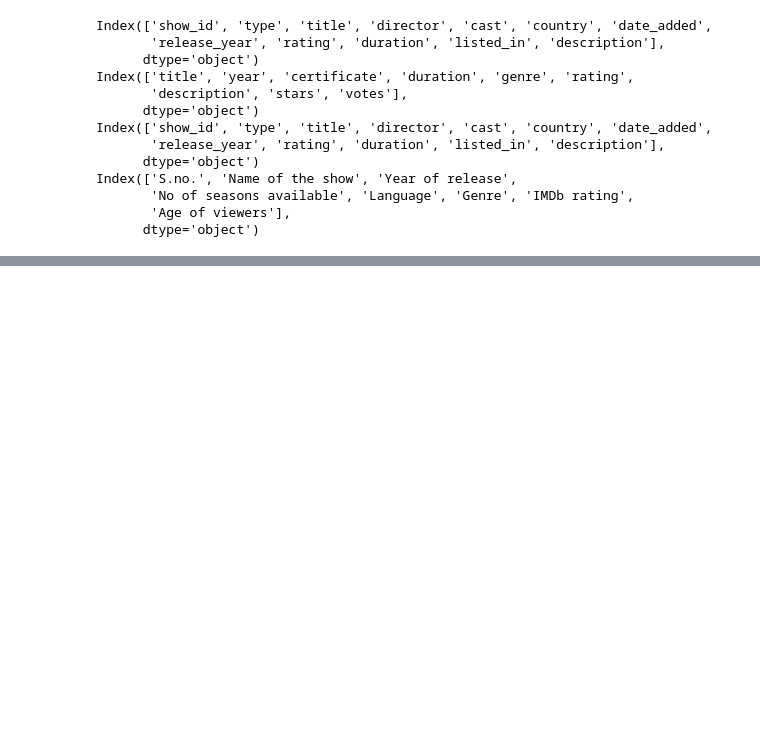
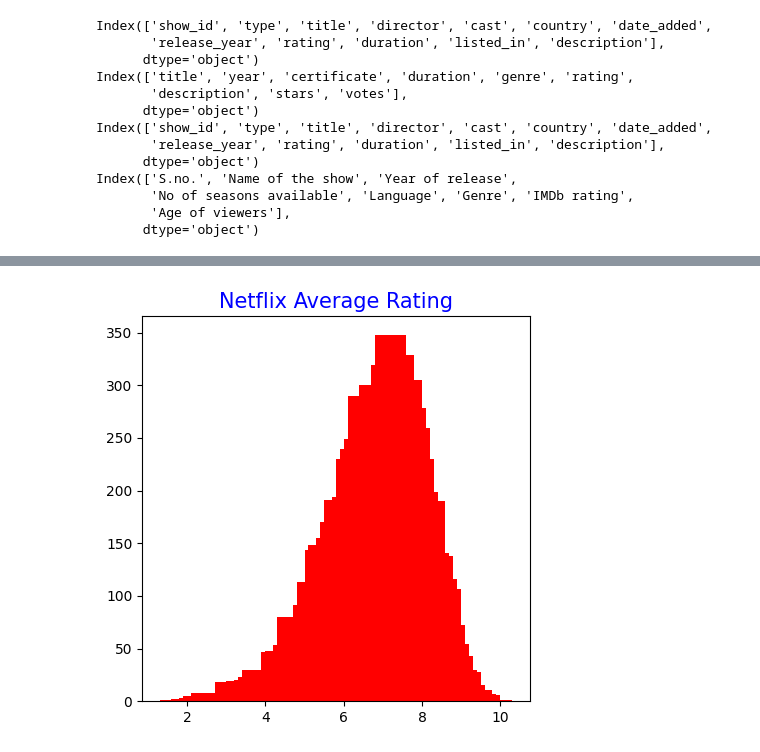
Before and after one commit to emirryilmazz/movies_datascience, a Jupyter notebook: project.ipynb, the cells around one changed output, grey strips where cells are left out. Cells and saved outputs as stored; diff of their text form; code cells hidden in the pictures; blank space fills up the shorter version.

```diff
--- a/project.ipynb
+++ b/project.ipynb
@@ -65,0 +74,8 @@ Index(['S.no.', 'Name of the show', 'Year of release',
+# %%
+#show netflix_data2 average rating in bar chart
+plt.figure(figsize=(5,5))
+plt.bar(netflix_data2['rating'].value_counts().index, netflix_data2['rating'].value_counts(), color = 'red')
+plt.title('Netflix Average Rating', color = 'blue', fontsize = 15)
+plt.show()
+# %% [output]
+[figure, added]
```
Also changed, not shown: parts of 1 cell of this notebook.
